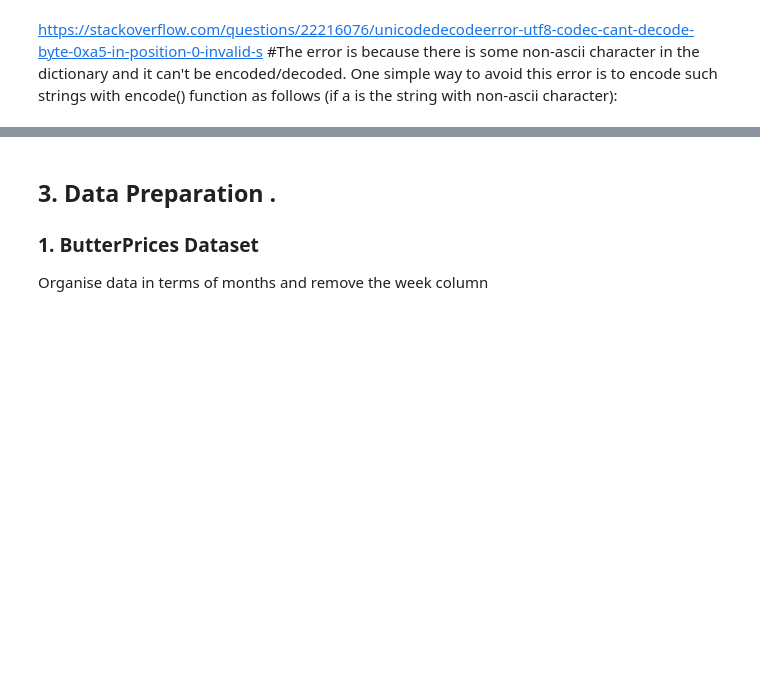
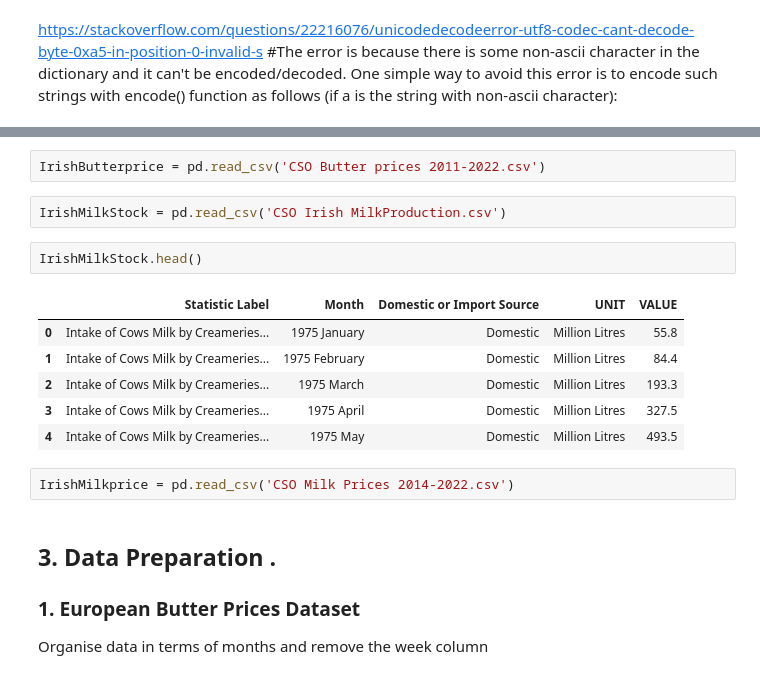
Before and after one commit to MichelleMoran431/CIT-2nd-assignment, a Jupyter notebook: Data Preparation & Visualisation.ipynb, the cells around one changed output, grey strips where cells are left out. Cells and saved outputs as stored; diff of their text form; blank space fills up the shorter version.

```diff
--- a/Data Preparation & Visualisation.ipynb
+++ b/Data Preparation & Visualisation.ipynb
@@ -49,7 +91,22 @@ MilkPrices = pd.read_csv('European milk prices.csv',encoding='unicode_escape')
+# %%
+IrishButterprice = pd.read_csv('CSO Butter prices 2011-2022.csv')
+# %%
+IrishMilkStock = pd.read_csv('CSO Irish MilkProduction.csv')
+# %%
+IrishMilkStock.head()
+# %% [output]
+|  | Statistic Label | Month | Domestic or Import Source | UNIT | VALUE |
+| 0 | Intake of Cows Milk by Creameries... | 1975 January | Domestic | Million Litres | 55.8 |
+| 1 | Intake of Cows Milk by Creameries... | 1975 February | Domestic | Million Litres | 84.4 |
+| 2 | Intake of Cows Milk by Creameries... | 1975 March | Domestic | Million Litres | 193.3 |
+| 3 | Intake of Cows Milk by Creameries... | 1975 April | Domestic | Million Litres | 327.5 |
+| 4 | Intake of Cows Milk by Creameries... | 1975 May | Domestic | Million Litres | 493.5 |
+# %%
+IrishMilkprice = pd.read_csv('CSO Milk Prices 2014-2022.csv')
 # %% [markdown]
 ## **3. Data Preparation .**
 
-### 1. ButterPrices Dataset
+### 1. European Butter Prices Dataset
 
 Organise data in terms of months and remove the week column
 # %%
```
Also changed, not shown: parts of 51 cells of this notebook, 5 other files.
